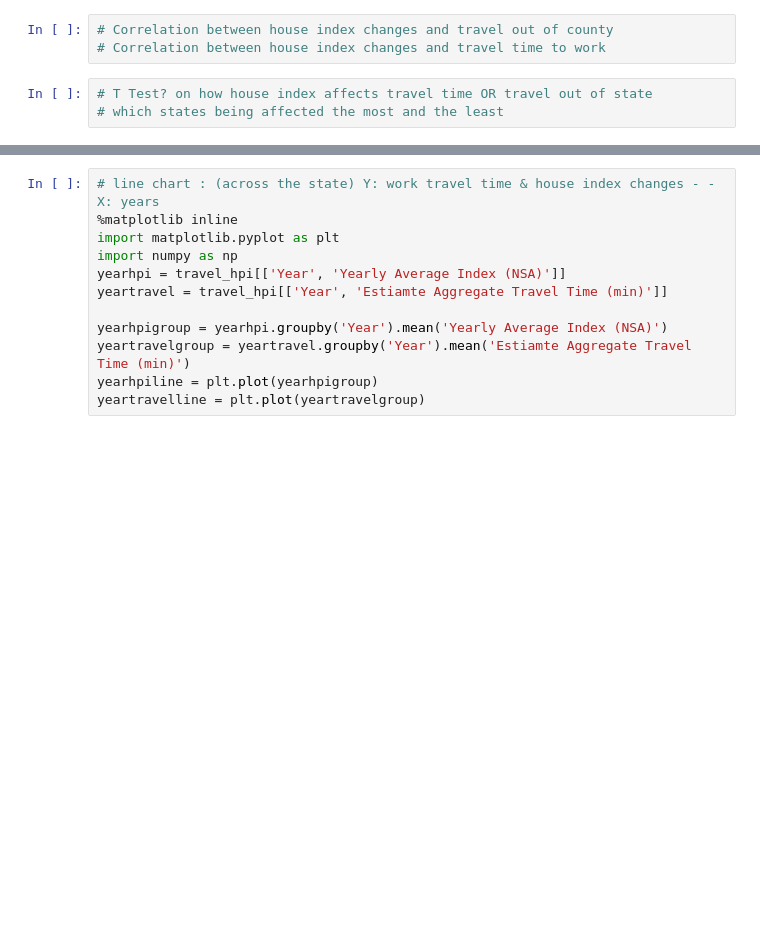
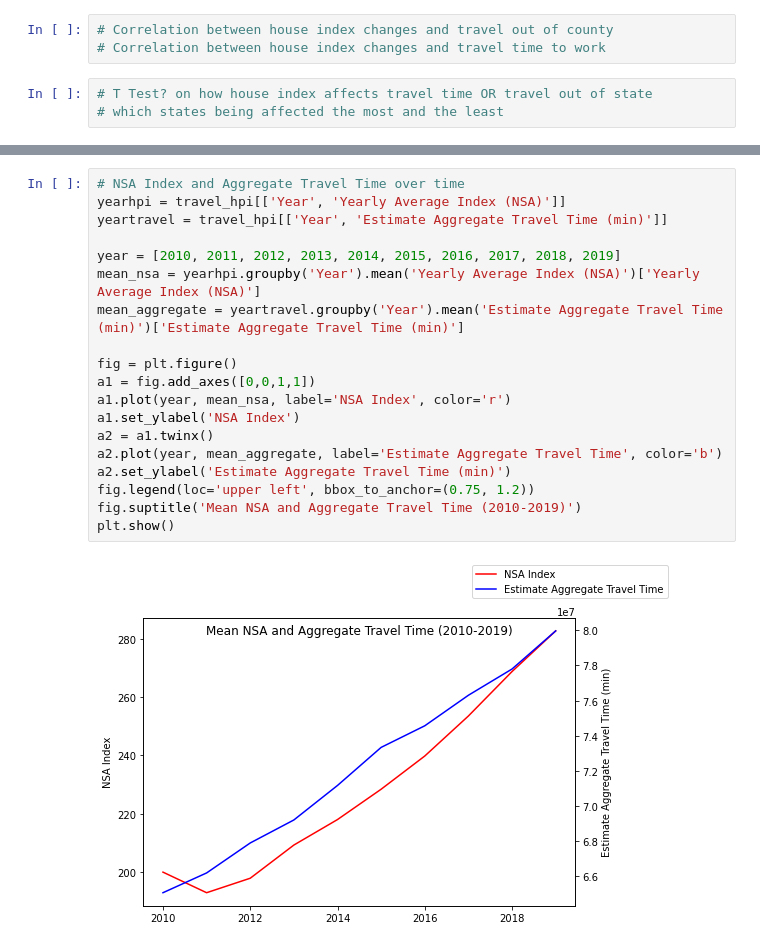
Before and after one commit to alexriiska/Project-1-Housing-Prices-and-Time-Traveled-to-Work, a Jupyter notebook: Travel Time Plotting.ipynb, the cells around one changed output, grey strips where cells are left out. Saved outputs shown, nothing was run; the diff lists cells and outputs as text; blank space fills up the shorter version.

```diff
--- a/Travel Time Plotting.ipynb
+++ b/Travel Time Plotting.ipynb
@@ -22,12 +40,21 @@ NameError: name 'travel_hpi' is not defined
 # %%
-# line chart : (across the state) Y: work travel time & house index changes - - X: years
-%matplotlib inline
-import matplotlib.pyplot as plt
-import numpy as np
+# NSA Index and Aggregate Travel Time over time
 yearhpi = travel_hpi[['Year', 'Yearly Average Index (NSA)']]
-yeartravel = travel_hpi[['Year', 'Estiamte Aggregate Travel Time (min)']]
+yeartravel = travel_hpi[['Year', 'Estimate Aggregate Travel Time (min)']]
 
-yearhpigroup = yearhpi.groupby('Year').mean('Yearly Average Index (NSA)')
-yeartravelgroup = yeartravel.groupby('Year').mean('Estiamte Aggregate Travel Time (min)')
-yearhpiline = plt.plot(yearhpigroup)
-yeartravelline = plt.plot(yeartravelgroup)
+year = [2010, 2011, 2012, 2013, 2014, 2015, 2016, 2017, 2018, 2019]
+mean_nsa = yearhpi.groupby('Year').mean('Yearly Average Index (NSA)')['Yearly Average Index (NSA)']
+mean_aggregate = yeartravel.groupby('Year').mean('Estimate Aggregate Travel Time (min)')['Estimate Aggregate Travel Time (min)']
+
+fig = plt.figure()
+a1 = fig.add_axes([0,0,1,1])
+a1.plot(year, mean_nsa, label='NSA Index', color='r')
+a1.set_ylabel('NSA Index')
+a2 = a1.twinx()
+a2.plot(year, mean_aggregate, label='Estimate Aggregate Travel Time', color='b')
+a2.set_ylabel('Estimate Aggregate Travel Time (min)')
+fig.legend(loc='upper left', bbox_to_anchor=(0.75, 1.2))
+fig.suptitle('Mean NSA and Aggregate Travel Time (2010-2019)')
+plt.show()
+# %% [output]
+[figure, added]
```
Also changed, not shown: parts of 5 cells of this notebook, 1 other file.
